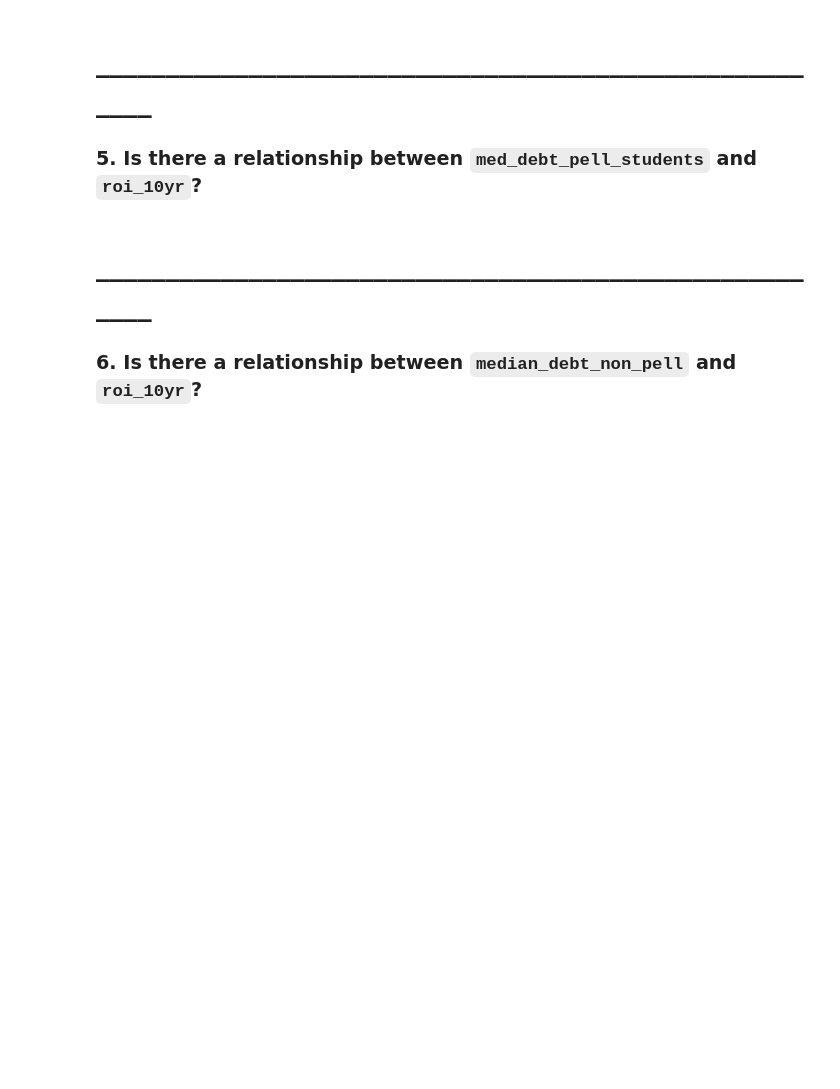
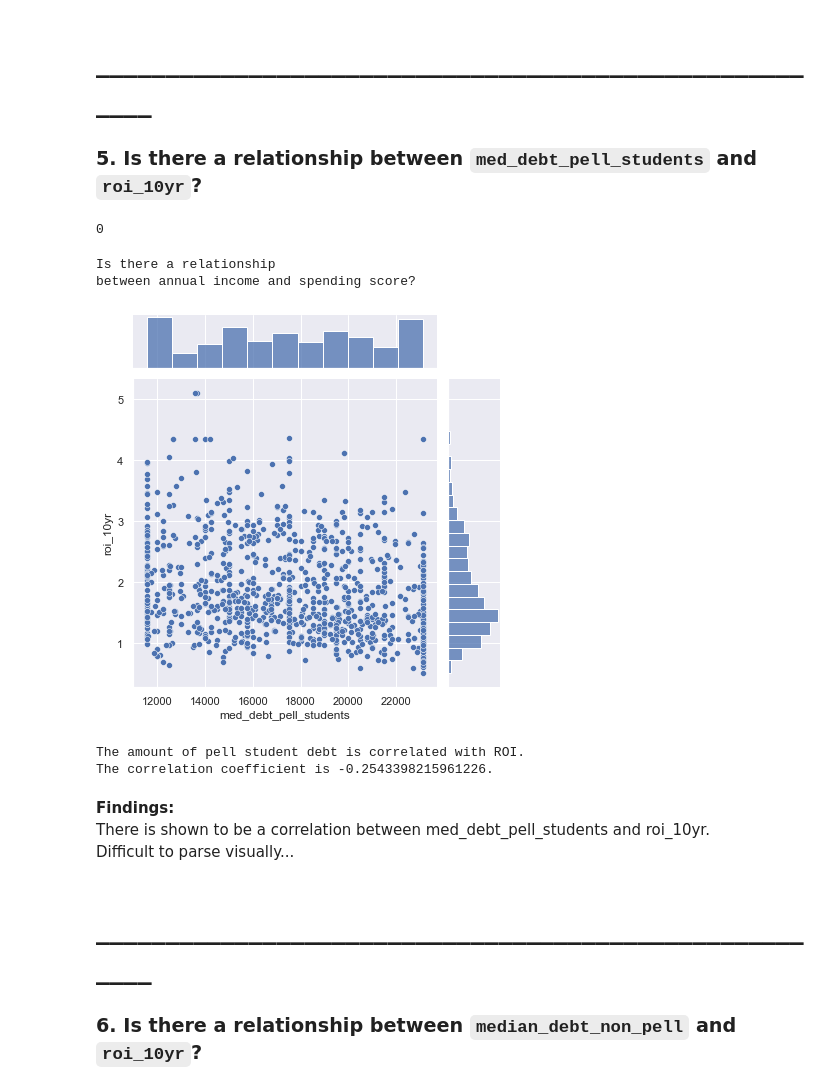
Before and after one commit to CDM-College-ROI/capstone_working_repo, a Jupyter notebook: ds_folder/explore_workbook.ipynb, the cells around one changed output. Drawn from its saved outputs; the diff is of its cells as text; code cells hidden in the pictures; blank space fills up the shorter version.

```diff
--- a/ds_folder/explore_workbook.ipynb
+++ b/ds_folder/explore_workbook.ipynb
@@ -1296,6 +1373,40 @@ Seems there may be an inverse relationship: as SAT scores increase, roi decrease
 # %% [markdown]
 # _______________________________________________________ #
 ### 5. Is there a relationship between `med_debt_pell_students` and `roi_10yr`?
+# %%
+train['med_debt_pell_students'].isnull().sum()
+# %% [output]
+0
+# %%
+print("Is there a relationship\nbetween annual income and spending score?")
+sns.jointplot(x="med_debt_pell_students", y="roi_10yr", data=train.sample(1000))
+plt.xlabel("Annual Income")
+plt.ylabel("Spending Score")
+plt.show()
+# %% [output]
+Is there a relationship
+between annual income and spending score?
+[figure, added]
+# %%
+# Use the scipy stats function pearsonr to calculate the correlation coefficient and the p-value.
+alpha = 0.05
+
+r_pell , p_pell = pearsonr(x = train['med_debt_pell_students'], y = train['roi_10yr'])
+
+r_pell , p_pell
+
+if p_pell < alpha:
+    print('The amount of pell student debt is correlated with ROI.')
+    print('The correlation coefficient is {}.'.format(r_pell))
+else:
+    print('The amount of pell student debt is NOT correlated with ROI.')
+# %% [output]
+The amount of pell student debt is correlated with ROI.
+The correlation coefficient is -0.2543398215961226.
+# %% [markdown]
+**Findings:** \
+There is shown to be a correlation between med_debt_pell_students and roi_10yr. \
+Difficult to parse visually...
 # %% [markdown]
 # _______________________________________________________ #
 ### 6. Is there a relationship between `median_debt_non_pell` and `roi_10yr`?
```
Also changed, not shown: parts of 54 cells of this notebook.
